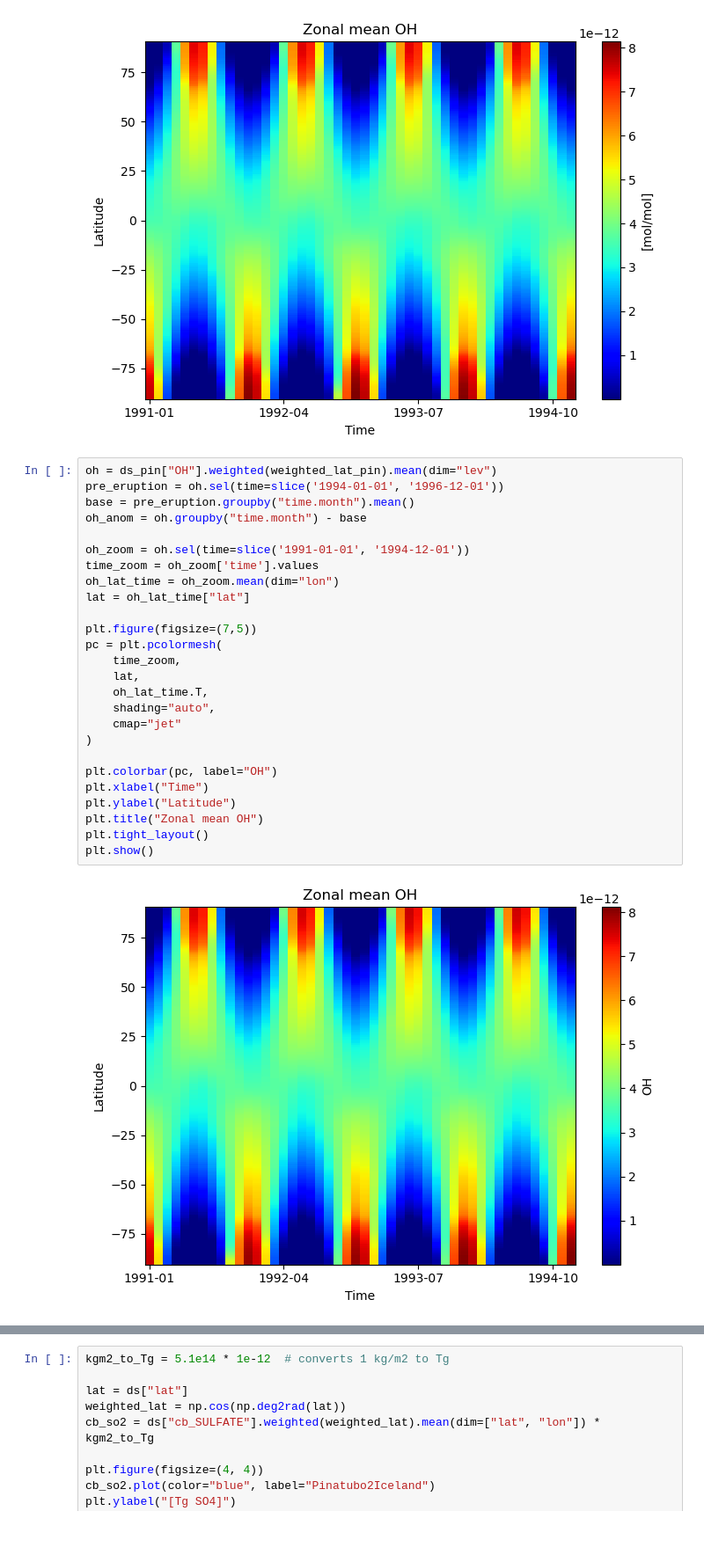
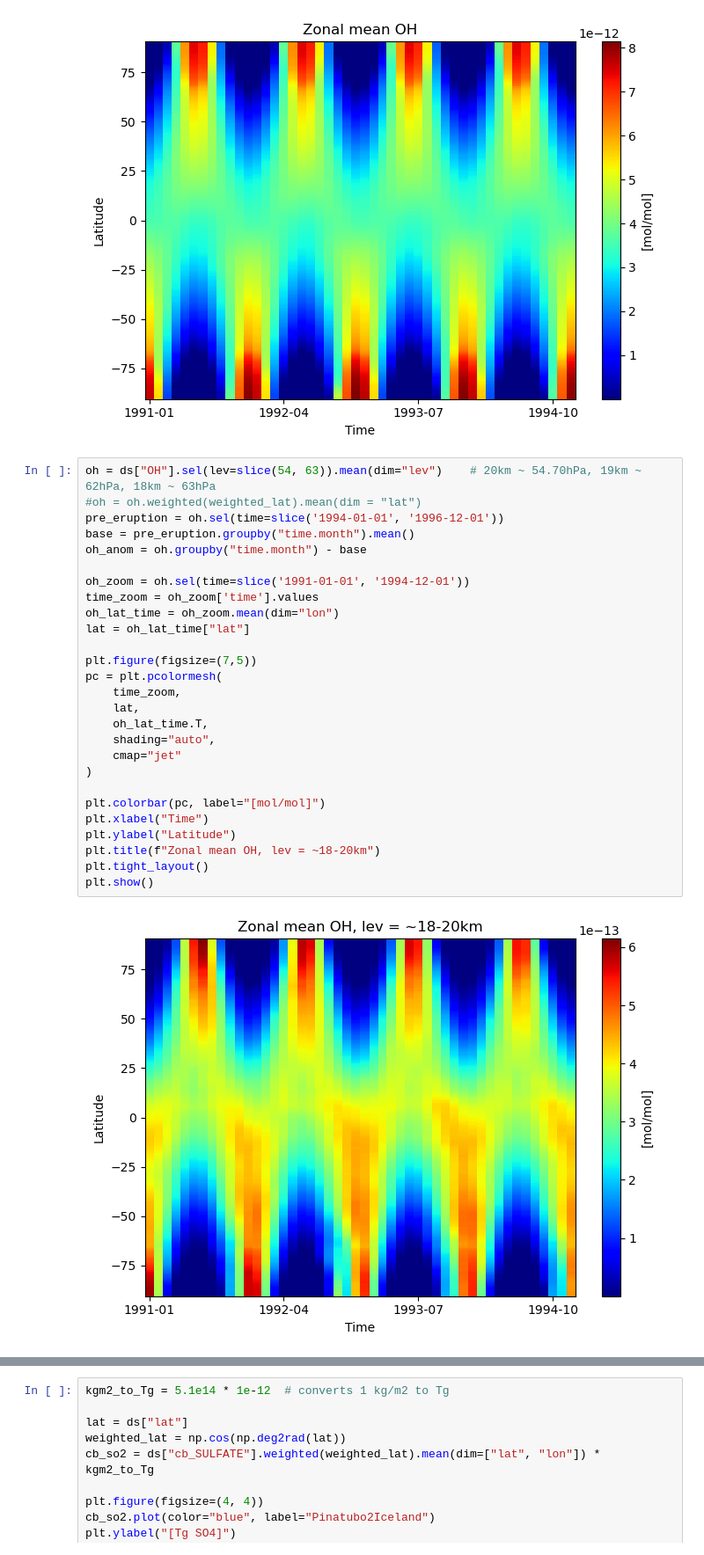
Before and after one commit to EliHHogemo/master_thesis, a Jupyter notebook: pinatubo_iceland.ipynb, the cells around one changed output, grey strips where cells are left out. Shown at 88% size. Cells and saved outputs as stored; diff of their text form.

```diff
--- a/pinatubo_iceland.ipynb
+++ b/pinatubo_iceland.ipynb
@@ -559,33 +564,34 @@ plt.show()
 # %% [output]
 [figure]
 # %%
-oh = ds_pin["OH"].weighted(weighted_lat_pin).mean(dim="lev")
+oh = ds["OH"].sel(lev=slice(54, 63)).mean(dim="lev")    # 20km ~ 54.70hPa, 19km ~ 62hPa, 18km ~ 63hPa
+#oh = oh.weighted(weighted_lat).mean(dim = "lat")
 pre_eruption = oh.sel(time=slice('1994-01-01', '1996-12-01'))
 base = pre_eruption.groupby("time.month").mean()
 oh_anom = oh.groupby("time.month") - base
 
 oh_zoom = oh.sel(time=slice('1991-01-01', '1994-12-01'))
 time_zoom = oh_zoom['time'].values
 oh_lat_time = oh_zoom.mean(dim="lon")
 lat = oh_lat_time["lat"]
 
 plt.figure(figsize=(7,5))
 pc = plt.pcolormesh(
     time_zoom,
     lat,
     oh_lat_time.T,
     shading="auto",
     cmap="jet"
 )
 
-plt.colorbar(pc, label="OH")
+plt.colorbar(pc, label="[mol/mol]")
 plt.xlabel("Time")
 plt.ylabel("Latitude")
-plt.title("Zonal mean OH")
+plt.title(f"Zonal mean OH, lev = ~18-20km")
 plt.tight_layout()
 plt.show()
 # %% [output]
-[figure, old version]
+[figure, new version]
 # %%
 kgm2_to_Tg = 5.1e14 * 1e-12  # converts 1 kg/m2 (global average) to Tg
 
```
Also changed, not shown: parts of 6 cells of this notebook.
